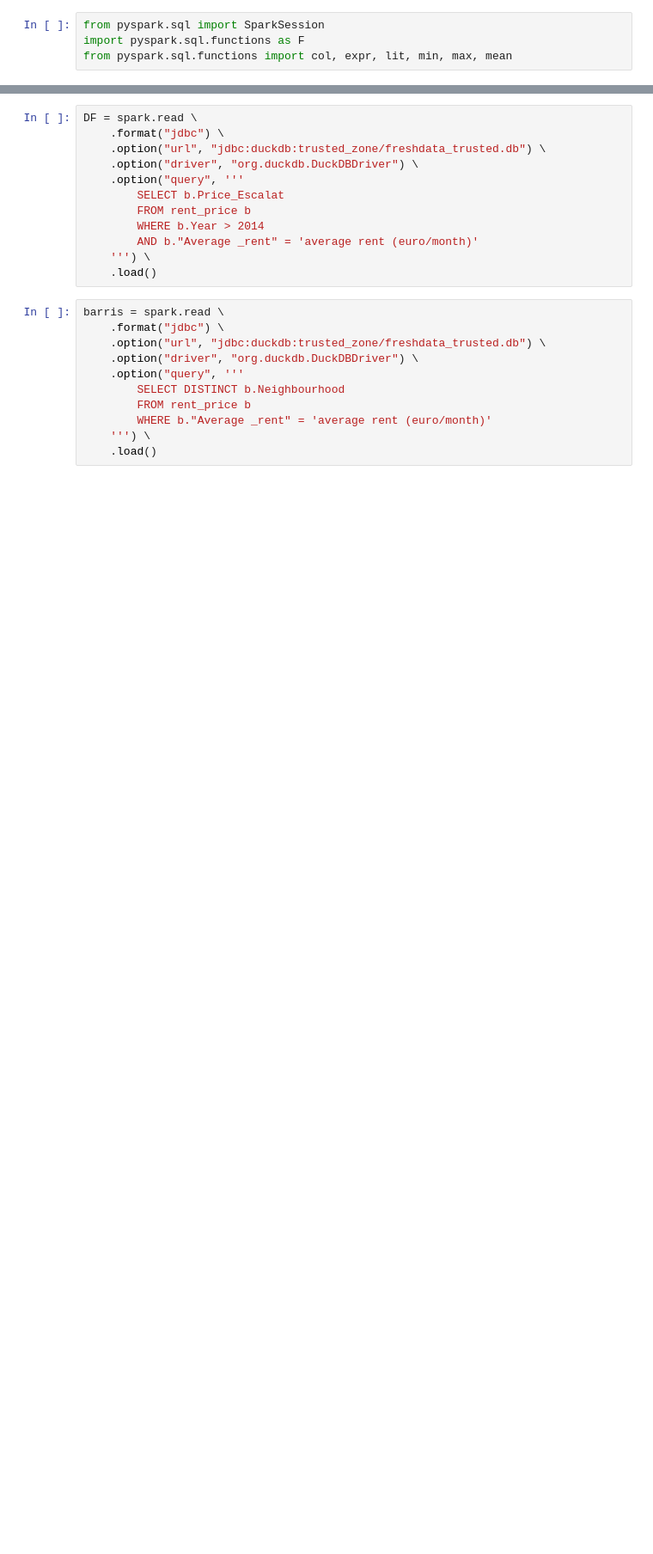
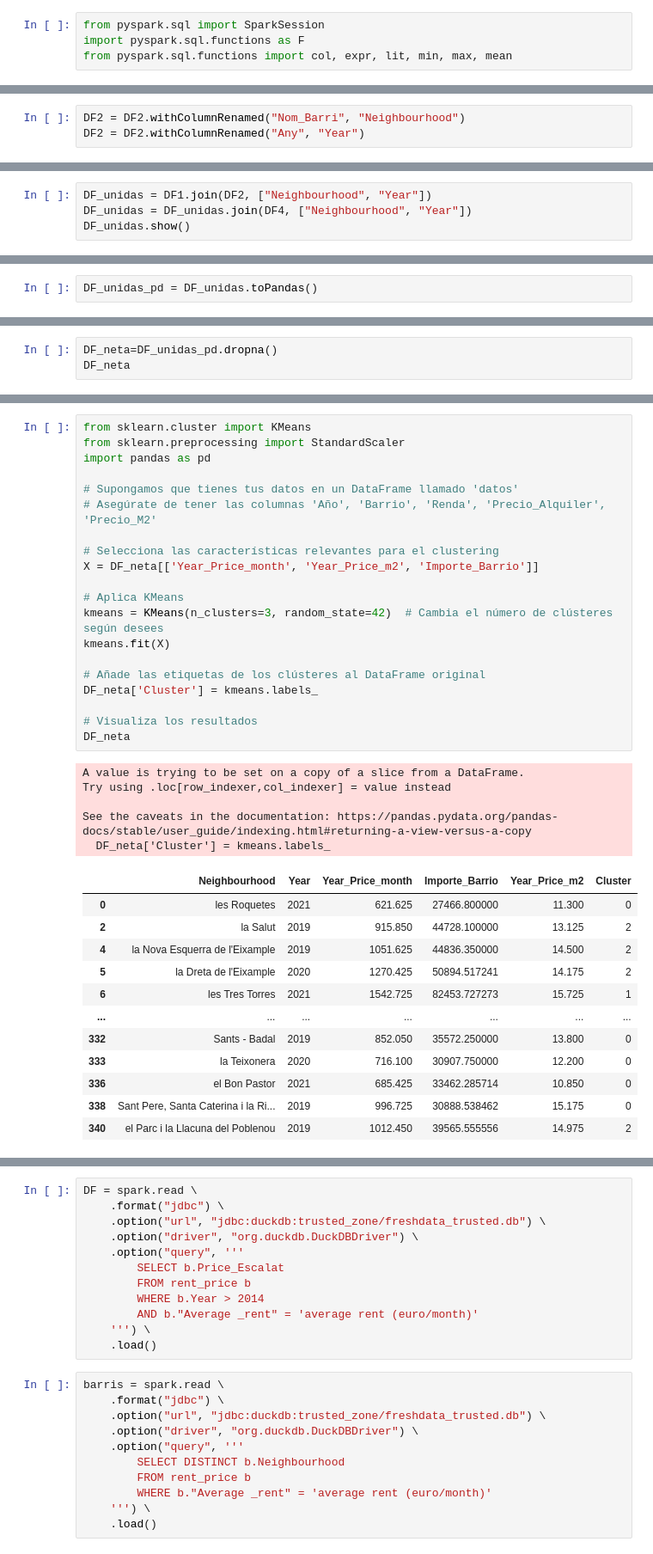
Before and after one commit to ruthparajo/FreshData-BDA, a Jupyter notebook: exploited_zone.ipynb, the cells around one changed output, grey strips where cells are left out. Shown at 86% size. Cells and saved outputs as stored; diff of their text form; blank space fills up the shorter version.

```diff
--- a/exploited_zone.ipynb
+++ b/exploited_zone.ipynb
@@ -12,0 +123,3 @@ To adjust logging level use sc.setLogLevel(newLevel). For SparkR, use setLogLeve
+# %%
+DF2 = DF2.withColumnRenamed("Nom_Barri", "Neighbourhood")
+DF2 = DF2.withColumnRenamed("Any", "Year")
@@ -12,0 +153,4 @@ To adjust logging level use sc.setLogLevel(newLevel). For SparkR, use setLogLeve
+# %%
+DF_unidas = DF1.join(DF2, ["Neighbourhood", "Year"])
+DF_unidas = DF_unidas.join(DF4, ["Neighbourhood", "Year"])
+DF_unidas.show()
@@ -12,0 +177,2 @@ To adjust logging level use sc.setLogLevel(newLevel). For SparkR, use setLogLeve
+# %%
+DF_unidas_pd = DF_unidas.toPandas()
@@ -12,0 +209,3 @@ To adjust logging level use sc.setLogLevel(newLevel). For SparkR, use setLogLeve
+# %%
+DF_neta=DF_unidas_pd.dropna()
+DF_neta
@@ -12,0 +226,38 @@ To adjust logging level use sc.setLogLevel(newLevel). For SparkR, use setLogLeve
+# %%
+from sklearn.cluster import KMeans
+from sklearn.preprocessing import StandardScaler
+import pandas as pd
+
+# Supongamos que tienes tus datos en un DataFrame llamado 'datos'
+# Asegúrate de tener las columnas 'Año', 'Barrio', 'Renda', 'Precio_Alquiler', 'Precio_M2'
+
+# Selecciona las características relevantes para el clustering
+X = DF_neta[['Year_Price_month', 'Year_Price_m2', 'Importe_Barrio']]
+
+# Aplica KMeans
+kmeans = KMeans(n_clusters=3, random_state=42)  # Cambia el número de clústeres según desees
+kmeans.fit(X)
+
+# Añade las etiquetas de los clústeres al DataFrame original
+DF_neta['Cluster'] = kmeans.labels_
+
+# Visualiza los resultados
+DF_neta
+# %% [output]
+A value is trying to be set on a copy of a slice from a DataFrame.
+Try using .loc[row_indexer,col_indexer] = value instead
+
+See the caveats in the documentation: https://pandas.pydata.org/pandas-docs/stable/user_guide/indexing.html#returning-a-view-versus-a-copy
+  DF_neta['Cluster'] = kmeans.labels_
+|  | Neighbourhood | Year | Year_Price_month | Importe_Barrio | Year_Price_m2 | Cluster |
+| 0 | les Roquetes | 2021 | 621.625 | 27466.800000 | 11.300 | 0 |
+| 2 | la Salut | 2019 | 915.850 | 44728.100000 | 13.125 | 2 |
+| 4 | la Nova Esquerra de l'Eixample | 2019 | 1051.625 | 44836.350000 | 14.500 | 2 |
+| 5 | la Dreta de l'Eixample | 2020 | 1270.425 | 50894.517241 | 14.175 | 2 |
+| 6 | les Tres Torres | 2021 | 1542.725 | 82453.727273 | 15.725 | 1 |
+| ... | ... | ... | ... | ... | ... | ... |
+| 332 | Sants - Badal | 2019 | 852.050 | 35572.250000 | 13.800 | 0 |
+| 333 | la Teixonera | 2020 | 716.100 | 30907.750000 | 12.200 | 0 |
+| 336 | el Bon Pastor | 2021 | 685.425 | 33462.285714 | 10.850 | 0 |
+| 338 | Sant Pere, Santa Caterina i la Ri... | 2019 | 996.725 | 30888.538462 | 15.175 | 0 |
+| 340 | el Parc i la Llacuna del Poblenou | 2019 | 1012.450 | 39565.555556 | 14.975 | 2 |
```
Also changed, not shown: parts of 25 cells of this notebook, 1 other file.
